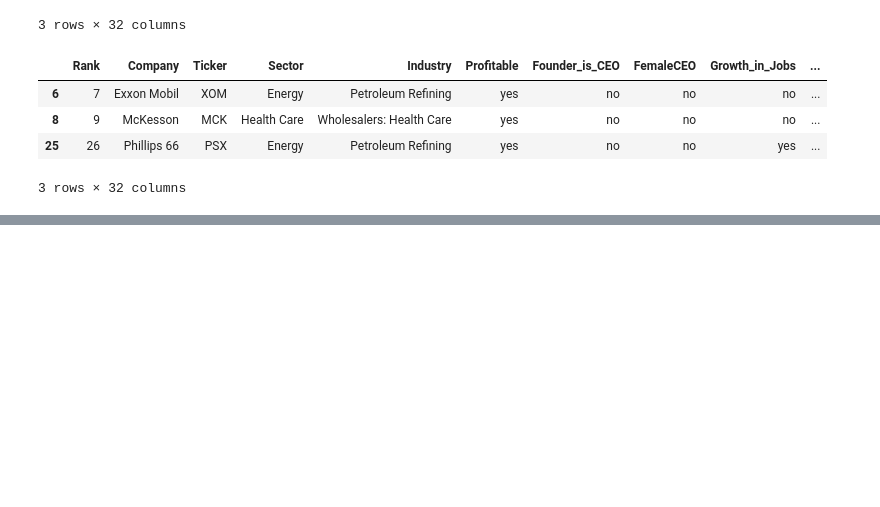
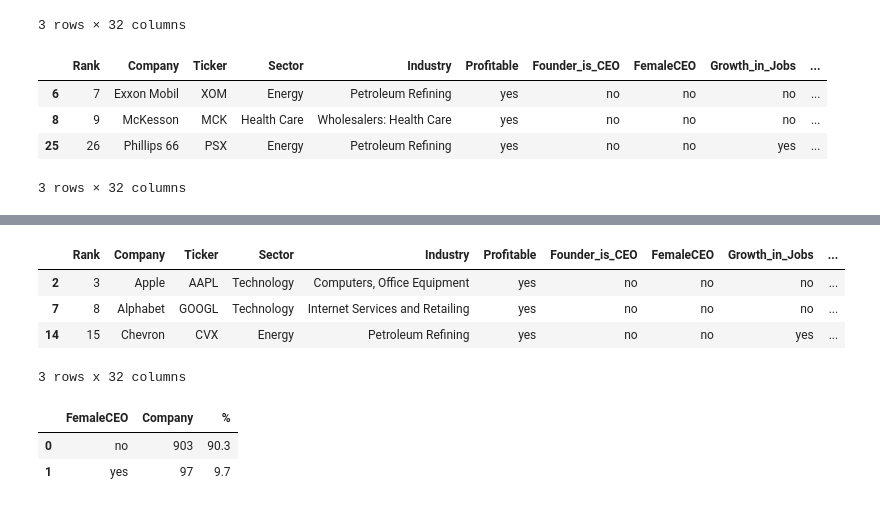
Before and after one commit to ryanrtavares/estudo_ucp_DS, a Jupyter notebook: programacao_nuvem_bigdata.ipynb, the cells around one changed output, grey strips where cells are left out. Cells and saved outputs as stored; diff of their text form; code cells hidden in the pictures; blank space fills up the shorter version.

```diff
--- a/programacao_nuvem_bigdata.ipynb
+++ b/programacao_nuvem_bigdata.ipynb
@@ -74,0 +120,16 @@ comp_estado.head(10) ## Os dados estados com mais companhias
+# %%
+base_modin[base_modin['HeadquartersState'] == "California"].head(3)  ## Companhias localizadas no estado americano da California
+# %% [output]
+|  | Rank | Company | Ticker | Sector | Industry | Profitable | Founder_is_CEO | FemaleCEO | Growth_in_Jobs | ... |
+| 2 | 3 | Apple | AAPL | Technology | Computers, Office Equipment | yes | no | no | no | ... |
+| 7 | 8 | Alphabet | GOOGL | Technology | Internet Services and Retailing | yes | no | no | no | ... |
+| 14 | 15 | Chevron | CVX | Energy | Petroleum Refining | yes | no | no | yes | ... |
+3 rows x 32 columns
+# %%
+comp_estado = base_modin.groupby('FemaleCEO')['Company'].count().reset_index().sort_values(by = 'Company', ascending=False)
+comp_estado["%"] = (comp_estado["Company"] / comp_estado["Company"].sum())*100
+comp_estado  ## verificando a porcentagem de mulheres CEO's nas empresas listadas
+# %% [output]
+|  | FemaleCEO | Company | % |
+| 0 | no | 903 | 90.3 |
+| 1 | yes | 97 | 9.7 |
```
Also changed, not shown: parts of 8 cells of this notebook.
